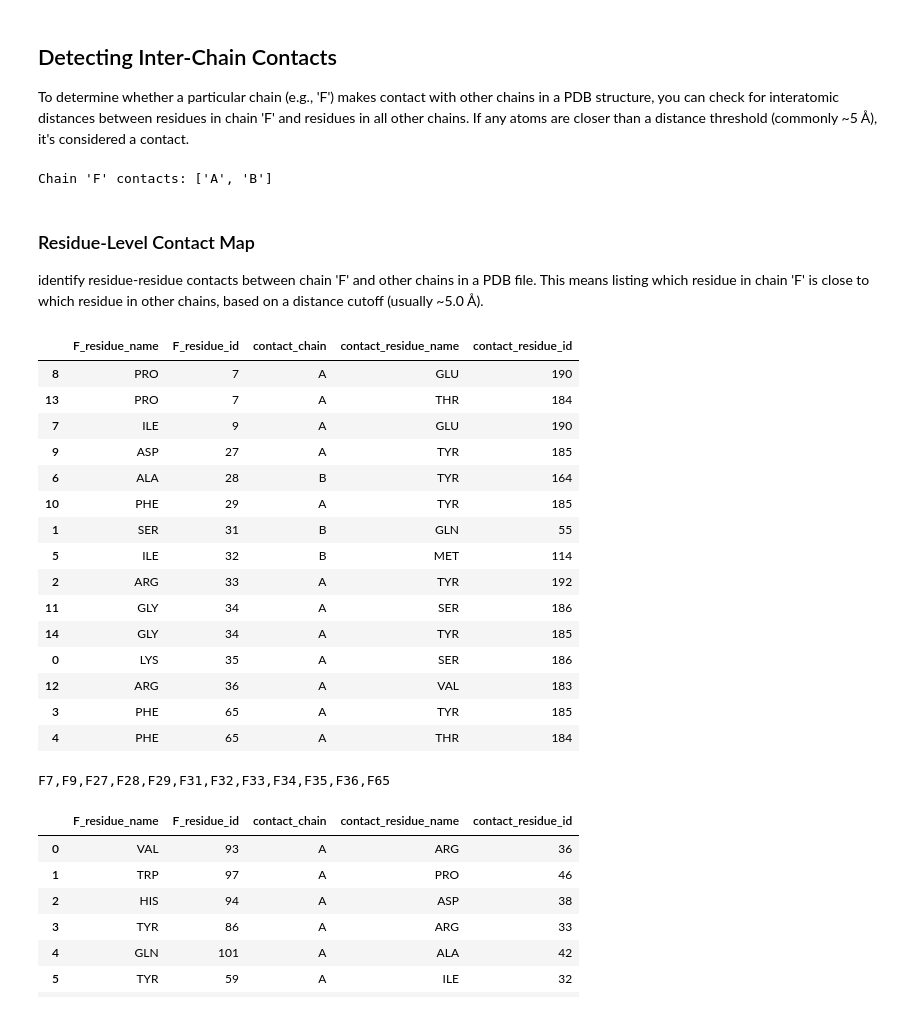
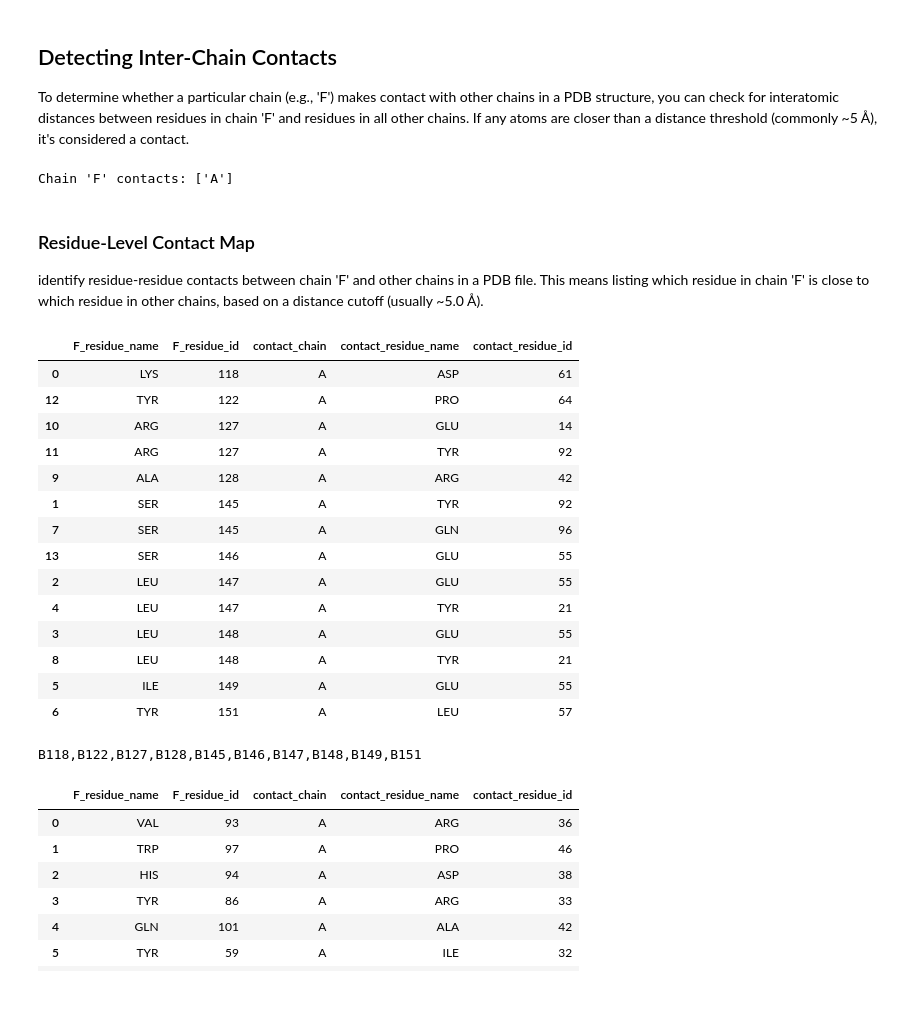
Before and after one commit to hemeai/ToxBind, a Jupyter notebook: functions/secondary_structure_analysis.ipynb, the cells around one changed output. Cells and saved outputs as stored; diff of their text form; code cells hidden in the pictures.

```diff
--- a/functions/secondary_structure_analysis.ipynb
+++ b/functions/secondary_structure_analysis.ipynb
@@ -533,9 +535,9 @@ from Bio.SeqUtils import ProtParamData
 three_to_one = IUPACData.protein_letters_3to1
 
 # Load PDB
-pdb_file = "./../target/1yi5.pdb"
+pdb_file = "./../target/9bk6.pdb"
 parser = PDBParser()
-structure = parser.get_structure("1yi5", pdb_file)
+structure = parser.get_structure("9bk6", pdb_file)
 
 # Extract sequence and map residues
 residue_list = []
@@ -799,11 +779,11 @@ def get_chain_contacts(pdb_file, target_chain_id='F', distance_threshold=3.5):
 
     return list(contacts)
 
-pdb_file = "./../target/1yi5.pdb"
-contacting_chains = get_chain_contacts(pdb_file, target_chain_id='F')
+pdb_file = "./../target/9bk6.pdb"
+contacting_chains = get_chain_contacts(pdb_file, target_chain_id='B')
 print(f"Chain 'F' contacts: {contacting_chains}")
 # %% [output]
-Chain 'F' contacts: ['A', 'B']
+Chain 'F' contacts: ['A']
 # %% [markdown]
 ### Residue-Level Contact Map
 identify residue-residue contacts between chain 'F' and other chains in a PDB file. This means listing which residue in chain 'F' is close to which residue in other chains, based on a distance cutoff (usually ~5.0 Å).
@@ -836,54 +816,53 @@ def get_chain_residue_contacts(pdb_file, target_chain_id='F', distance_threshold
     # Store residue-residue contacts
     contacts = []
 
     for res_f in target_residues:
         for atom in res_f:
             neighbors = ns.search(atom.coord, distance_threshold)
             for neighbor in neighbors:
                 res_other = atom_to_residue[neighbor]
                 contact = {
                     'F_residue_name': res_f.get_resname(),
                     'F_residue_id': res_f.get_id()[1],
                     'contact_chain': res_other.get_parent().id,
                     'contact_residue_name': res_other.get_resname(),
                     'contact_residue_id': res_other.get_id()[1]
                 }
                 contacts.append(contact)
 
     # Remove duplicates
     contacts = [dict(t) for t in {tuple(d.items()) for d in contacts}]
     return contacts
 
 
 
-contacts = get_chain_residue_contacts("./../target/1yi5.pdb", target_chain_id='F', distance_threshold=3.5)
+contacts = get_chain_residue_contacts("./../target/9bk6.pdb", target_chain_id='B', distance_threshold=3.5)
 
 import pandas as pd
 df_contacts = pd.DataFrame(contacts)
 df_contacts = df_contacts.sort_values(by="F_residue_id")
 display(df_contacts)
 # %% [output]
 |  | F_residue_name | F_residue_id | contact_chain | contact_residue_name | contact_residue_id |
-| 8 | PRO | 7 | A | GLU | 190 |
-| 13 | PRO | 7 | A | THR | 184 |
-| 7 | ILE | 9 | A | GLU | 190 |
-| 9 | ASP | 27 | A | TYR | 185 |
-| 6 | ALA | 28 | B | TYR | 164 |
-| 10 | PHE | 29 | A | TYR | 185 |
-| 1 | SER | 31 | B | GLN | 55 |
-| 5 | ILE | 32 | B | MET | 114 |
-| 2 | ARG | 33 | A | TYR | 192 |
-| 11 | GLY | 34 | A | SER | 186 |
-| 14 | GLY | 34 | A | TYR | 185 |
-| 0 | LYS | 35 | A | SER | 186 |
-| 12 | ARG | 36 | A | VAL | 183 |
-| 3 | PHE | 65 | A | TYR | 185 |
-| 4 | PHE | 65 | A | THR | 184 |
+| 0 | LYS | 118 | A | ASP | 61 |
+| 12 | TYR | 122 | A | PRO | 64 |
+| 10 | ARG | 127 | A | GLU | 14 |
+| 11 | ARG | 127 | A | TYR | 92 |
+| 9 | ALA | 128 | A | ARG | 42 |
+| 1 | SER | 145 | A | TYR | 92 |
+| 7 | SER | 145 | A | GLN | 96 |
+| 13 | SER | 146 | A | GLU | 55 |
+| 2 | LEU | 147 | A | GLU | 55 |
+| 4 | LEU | 147 | A | TYR | 21 |
+| 3 | LEU | 148 | A | GLU | 55 |
+| 8 | LEU | 148 | A | TYR | 21 |
+| 5 | ILE | 149 | A | GLU | 55 |
+| 6 | TYR | 151 | A | LEU | 57 |
 # %%
-f_residue_string = ",".join(df_contacts["F_residue_id"].apply(lambda x: f"F{x}").drop_duplicates())
+f_residue_string = ",".join(df_contacts["F_residue_id"].apply(lambda x: f"B{x}").drop_duplicates())
 print(f_residue_string)
 # %% [output]
-F7,F9,F27,F28,F29,F31,F32,F33,F34,F35,F36,F65
+B118,B122,B127,B128,B145,B146,B147,B148,B149,B151
 # %%
 contacts = get_chain_residue_contacts("./../out/bindcraft/snake-venom-binder/2506192105/Accepted/1yi5_l105_s971412_mpnn2_model2.pdb", target_chain_id='B', distance_threshold=3)
 df_contacts_target = pd.DataFrame(contacts)
```
Also changed, not shown: parts of 19 cells of this notebook, 17 other files.
